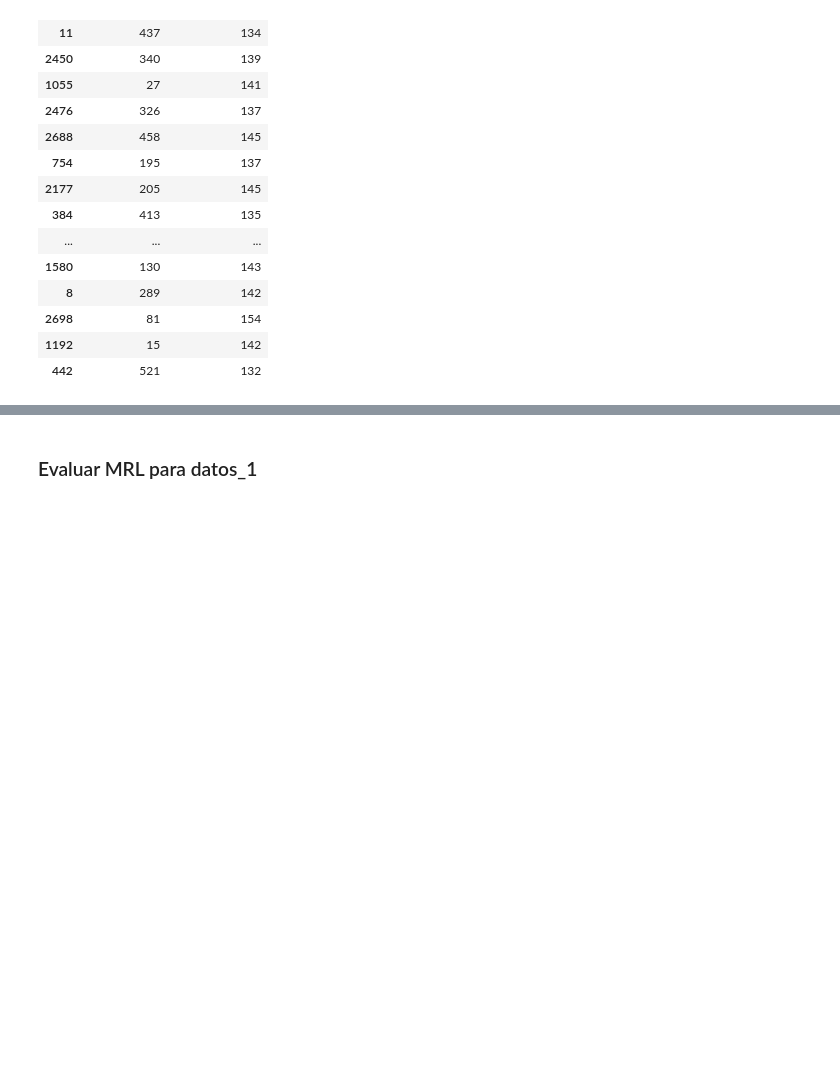
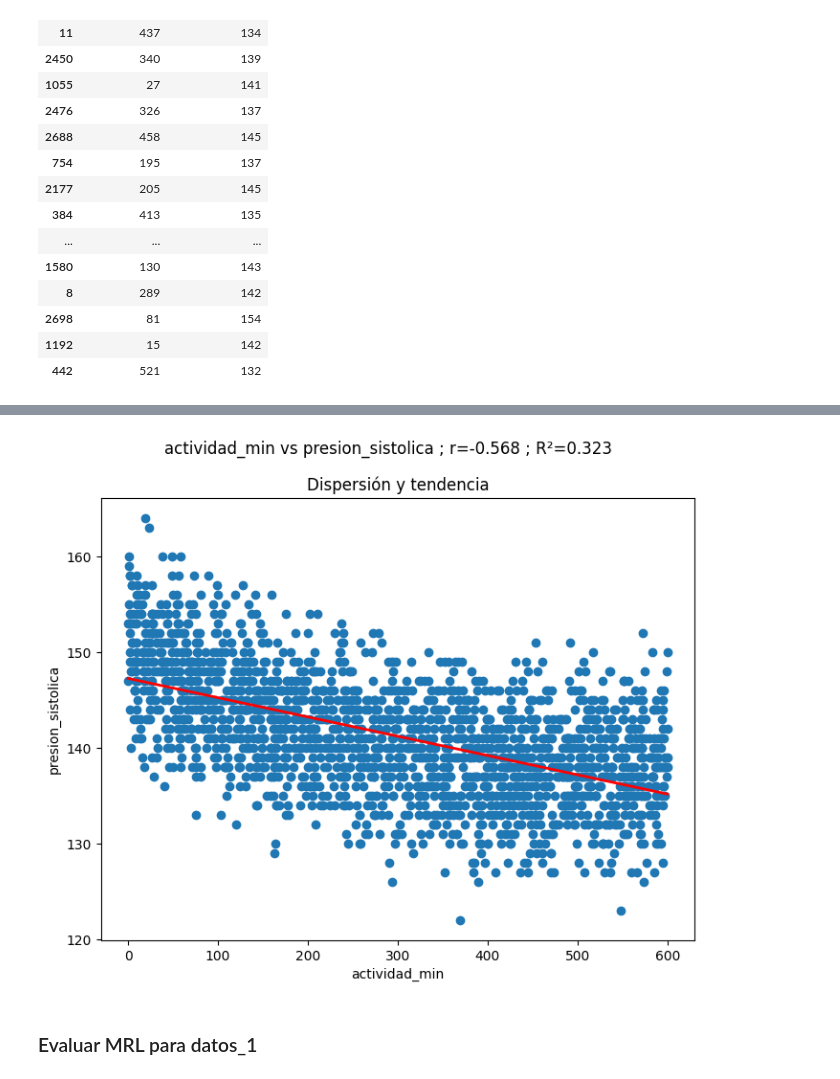
Before and after one commit to rpizarrog/Libro-Aprendizaje-Automatico.-Casos-de-Estudio-con-R-y-Python, a Jupyter notebook: Python NoteBooks/CASO_REGRESION_LINEAL_SIMPLE_DATOS_MINUTOS_EJERCICO_Y_PRESION_ARTERIAL.ipynb, the cells around one changed output, grey strips where cells are left out. Drawn from its saved outputs; the diff is of its cells as text; code cells hidden in the pictures; blank space fills up the shorter version.

```diff
--- a/Python NoteBooks/CASO_REGRESION_LINEAL_SIMPLE_DATOS_MINUTOS_EJERCICO_Y_PRESION_ARTERIAL.ipynb
+++ b/Python NoteBooks/CASO_REGRESION_LINEAL_SIMPLE_DATOS_MINUTOS_EJERCICO_Y_PRESION_ARTERIAL.ipynb
@@ -125,10 +129,6 @@ def f_construir_modelo(datos_entrenamiento, variable_independiente, variable_dep
     return modelo
 
 def f_diagrama_dispersion_tendencia(modelo, datos, x, y):
-    #------------------------------------------------------------
-    # Visualiza dispersión + línea de tendencia
-    # Incluye r y R² en subtítulo
-    #------------------------------------------------------------
 
     x_vals = datos[x]
     y_vals = datos[y]
@@ -136,7 +136,7 @@ def f_diagrama_dispersion_tendencia(modelo, datos, x, y):
     # correlación
     r = np.corrcoef(x_vals, y_vals)[0,1]
 
-    # predicción modelo
+    # predicciones sobre datos originales
     y_pred = modelo.predict(datos[[x]])
 
     # R²
@@ -144,13 +144,18 @@ def f_diagrama_dispersion_tendencia(modelo, datos, x, y):
 
     plt.figure(figsize=(8,6))
 
+    # dispersión
     plt.scatter(x_vals, y_vals)
 
-    # ordenar para línea
-    x_sorted = np.sort(x_vals)
-    y_line = modelo.predict(x_sorted.reshape(-1,1))
+    # ordenar correctamente X (como DataFrame)
+    x_sorted = np.sort(x_vals.values)
+    x_sorted_df = x_sorted.reshape(-1,1)
 
-    plt.plot(x_sorted, y_line)
+    # predicción para línea
+    y_line = modelo.predict(x_sorted_df)
+
+    # línea de tendencia en rojo
+    plt.plot(x_sorted, y_line, color='red', linewidth=2)
 
     plt.title("Dispersión y tendencia")
     plt.suptitle(f"{x} vs {y} ; r={r:.3f} ; R²={r2:.3f}")
@@ -352,3 +367,15 @@ modelo1_RLS = f_construir_modelo(
+# %%
+variable_x = "actividad_min"
+variable_y = "presion_sistolica"
+
+f_diagrama_dispersion_tendencia(
+    modelo1_RLS,
+    datos_entrenamiento_1,
+    variable_x,
+    variable_y
+)
+# %% [output]
+[figure, added]
 # %% [markdown]
 ### Evaluar MRL para datos_1
 # %%
```
Also changed, not shown: parts of 10 cells of this notebook.
